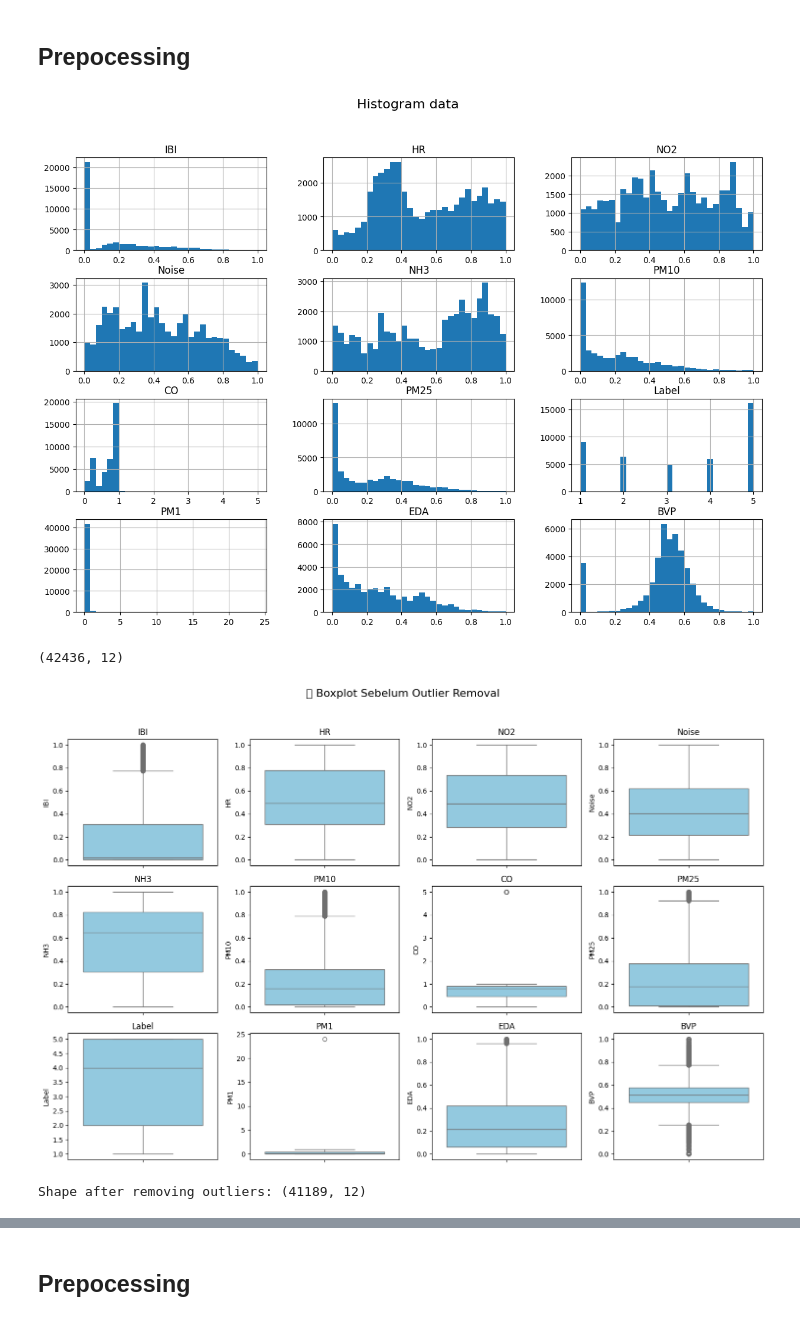
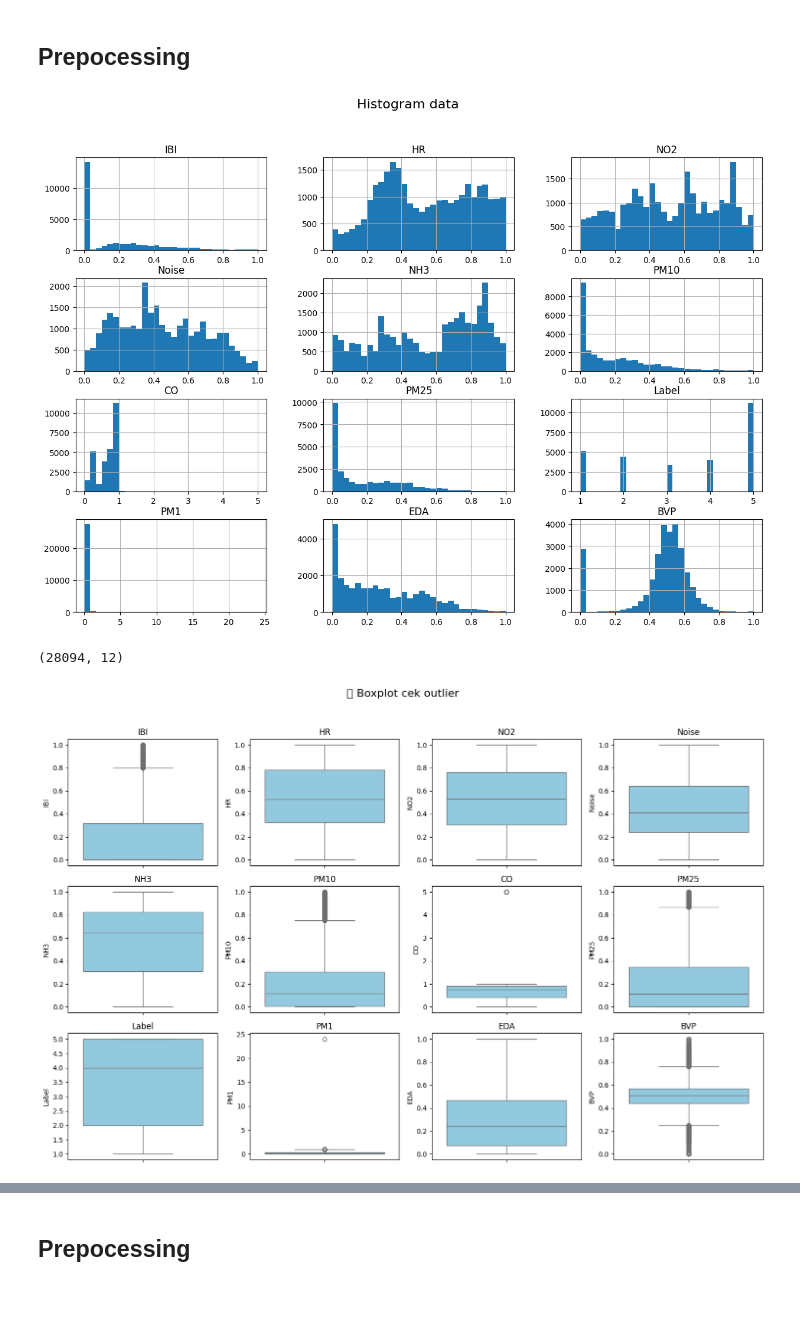
Before and after one commit to RyanGA09/DataMiningAirQuality, a Jupyter notebook: datanew/Imbalance/Ensemble/notebookImbalance copy 2.ipynb, the cells around one changed output, grey strips where cells are left out. Saved outputs shown, nothing was run; the diff lists cells and outputs as text; code cells hidden in the pictures.

```diff
--- a/datanew/Imbalance/Ensemble/notebookImbalance copy 2.ipynb
+++ b/datanew/Imbalance/Ensemble/notebookImbalance copy 2.ipynb
@@ -107,3 +107,7 @@ PM1      0
 EDA      0
 BVP      0
 dtype: int64
+# %%
+# Jika ingin menghapus duplikat tanpa menimpa df lama
+df = df.drop_duplicates()
+df.info()
@@ -114,34 +152,34 @@ df.hist(bins=30, figsize=(15, 10))
 plt.suptitle("Histogram data", fontsize=16)
 plt.show()
 # %% [output]
-[figure, old version]
+[figure, new version]
 # %%
 df.shape
 # %% [output]
-(42436, 12)
+(28094, 12)
 # %%
 # Simpan salinan data sebelum outlier removal (untuk visualisasi)
 df_before_outlier = df.copy()
 import matplotlib.pyplot as plt
 import seaborn as sns
 
 # Buat grid layout otomatis sesuai jumlah kolom
 n_cols = 4  # jumlah boxplot per baris
 n_rows = -(-len(df.columns) // n_cols)  # ceiling division
 
 fig, axes = plt.subplots(n_rows, n_cols, figsize=(15, 10))
 axes = axes.flatten()  # supaya bisa diiterasi
 
 for i, col in enumerate(df.columns):
     sns.boxplot(y=df_before_outlier[col], color='skyblue', ax=axes[i])
     axes[i].set_title(f"{col}")
 
 # Hapus axis kosong kalau jumlah kolom tidak pas
 for j in range(i+1, len(axes)):
     fig.delaxes(axes[j])
 
-fig.suptitle("📊 Boxplot Sebelum Outlier Removal", fontsize=16)
+fig.suptitle("📊 Boxplot cek outlier", fontsize=16)
 plt.tight_layout(rect=[0, 0, 1, 0.95])
 plt.show()
 # %% [output]
-[figure, old version]
+[figure, new version]
@@ -152,7 +186,3 @@ df = df[(z_scores < 3).all(axis=1)]  # Keep only rows where all Z-scores < 3
-# %%
-print("Shape after removing outliers:", df.shape)
-# %% [output]
-Shape after removing outliers: (41189, 12)
 # %%
 import matplotlib.pyplot as plt
 import seaborn as sns
```
Also changed, not shown: parts of 23 cells of this notebook, 27 other files.
